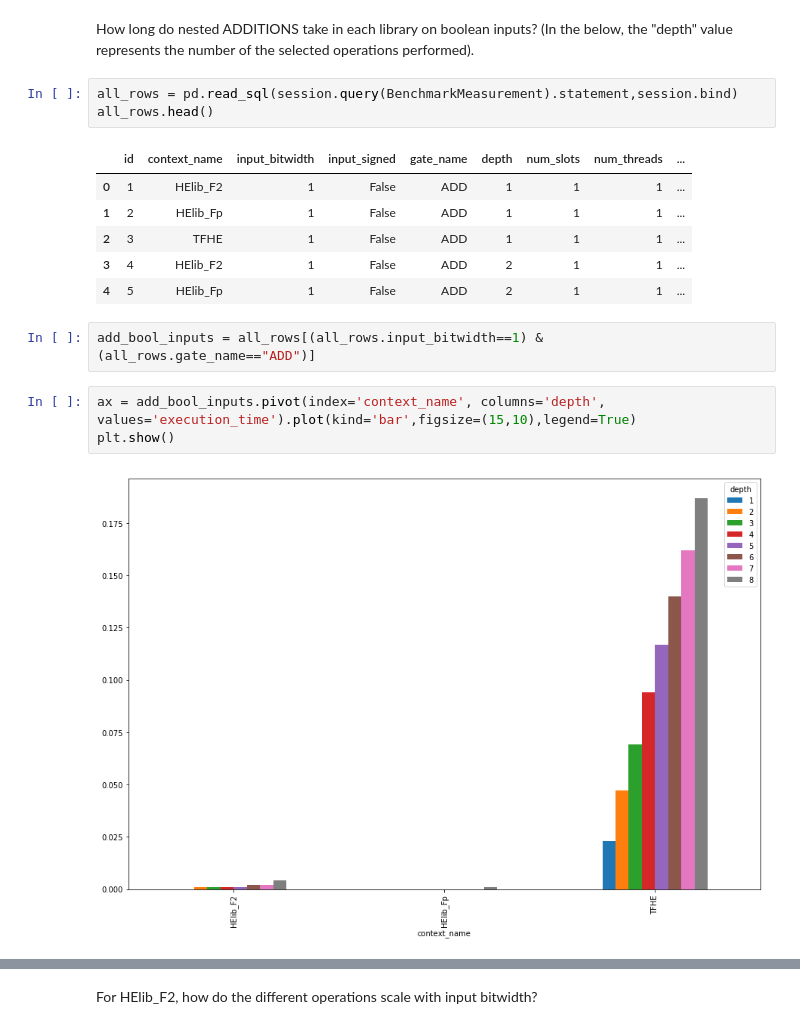
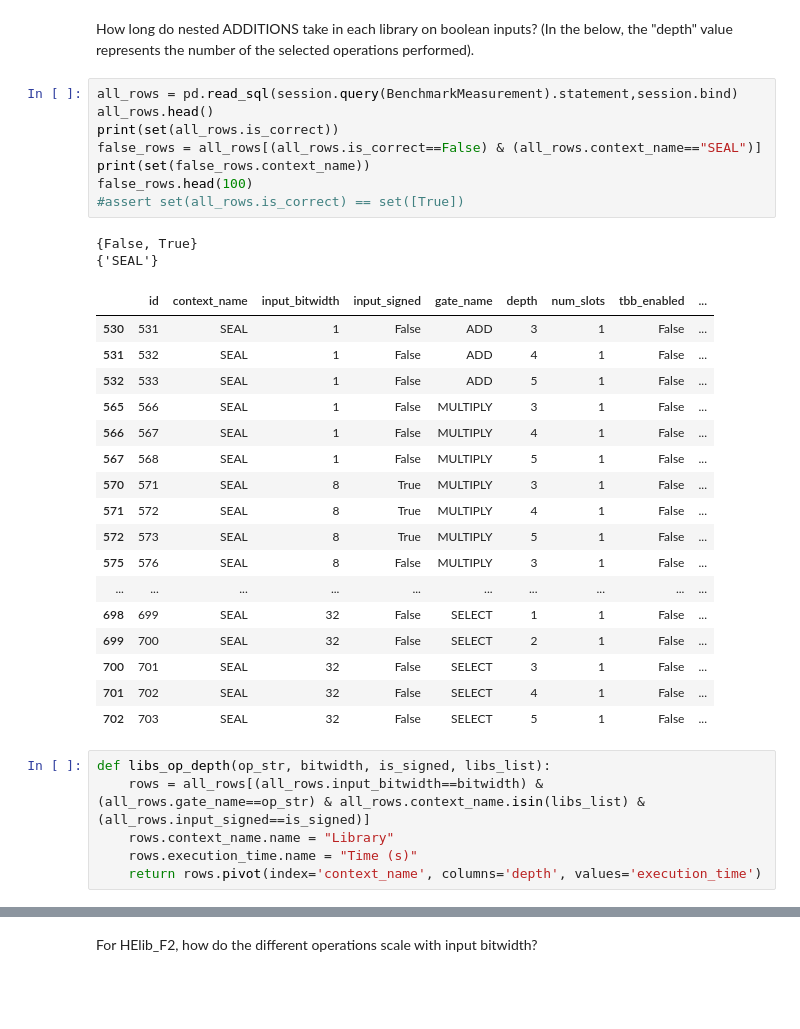
Before and after one commit to alan-turing-institute/SHEEP, a Jupyter notebook: Low-level-benchmarks.ipynb, the cells around one changed output, grey strips where cells are left out. Saved outputs shown, nothing was run; the diff lists cells and outputs as text; blank space fills up the shorter version.

Commit message:
Group plots and gather incorrect benchmarks

```diff
--- a/Low-level-benchmarks.ipynb
+++ b/Low-level-benchmarks.ipynb
@@ -21,17 +21,34 @@ How long do nested ADDITIONS take in each library on boolean inputs? (In the bel
 # %%
 all_rows = pd.read_sql(session.query(BenchmarkMeasurement).statement,session.bind)
 all_rows.head()
+print(set(all_rows.is_correct))
+false_rows = all_rows[(all_rows.is_correct==False) & (all_rows.context_name=="SEAL")]
+print(set(false_rows.context_name))
+false_rows.head(100)
+#assert set(all_rows.is_correct) == set([True])
 # %% [output]
+{False, True}
+{'SEAL'}
-|  | id | context_name | input_bitwidth | input_signed | gate_name | depth | num_slots | num_threads | ... |
-| 0 | 1 | HElib_F2 | 1 | False | ADD | 1 | 1 | 1 | ... |
-| 1 | 2 | HElib_Fp | 1 | False | ADD | 1 | 1 | 1 | ... |
-| 2 | 3 | TFHE | 1 | False | ADD | 1 | 1 | 1 | ... |
-| 3 | 4 | HElib_F2 | 1 | False | ADD | 2 | 1 | 1 | ... |
-| 4 | 5 | HElib_Fp | 1 | False | ADD | 2 | 1 | 1 | ... |
+|  | id | context_name | input_bitwidth | input_signed | gate_name | depth | num_slots | tbb_enabled | ... |
+| 530 | 531 | SEAL | 1 | False | ADD | 3 | 1 | False | ... |
+| 531 | 532 | SEAL | 1 | False | ADD | 4 | 1 | False | ... |
+| 532 | 533 | SEAL | 1 | False | ADD | 5 | 1 | False | ... |
+| 565 | 566 | SEAL | 1 | False | MULTIPLY | 3 | 1 | False | ... |
+| 566 | 567 | SEAL | 1 | False | MULTIPLY | 4 | 1 | False | ... |
+| 567 | 568 | SEAL | 1 | False | MULTIPLY | 5 | 1 | False | ... |
+| 570 | 571 | SEAL | 8 | True | MULTIPLY | 3 | 1 | False | ... |
+| 571 | 572 | SEAL | 8 | True | MULTIPLY | 4 | 1 | False | ... |
+| 572 | 573 | SEAL | 8 | True | MULTIPLY | 5 | 1 | False | ... |
+| 575 | 576 | SEAL | 8 | False | MULTIPLY | 3 | 1 | False | ... |
+| ... | ... | ... | ... | ... | ... | ... | ... | ... | ... |
+| 698 | 699 | SEAL | 32 | False | SELECT | 1 | 1 | False | ... |
+| 699 | 700 | SEAL | 32 | False | SELECT | 2 | 1 | False | ... |
+| 700 | 701 | SEAL | 32 | False | SELECT | 3 | 1 | False | ... |
+| 701 | 702 | SEAL | 32 | False | SELECT | 4 | 1 | False | ... |
+| 702 | 703 | SEAL | 32 | False | SELECT | 5 | 1 | False | ... |
-# %%
-add_bool_inputs = all_rows[(all_rows.input_bitwidth==1) & (all_rows.gate_name=="ADD")]
-# %%
-ax = add_bool_inputs.pivot(index='context_name', columns='depth', values='execution_time').plot(kind='bar',figsize=(15,10),legend=True)
-plt.show()
-# %% [output]
-[figure, removed]
+# %%
+def libs_op_depth(op_str, bitwidth, is_signed, libs_list):
+    rows = all_rows[(all_rows.input_bitwidth==bitwidth) & (all_rows.gate_name==op_str) & all_rows.context_name.isin(libs_list) & (all_rows.input_signed==is_signed)]
+    rows.context_name.name = "Library"
+    rows.execution_time.name = "Time (s)"
+    return rows.pivot(index='context_name', columns='depth', values='execution_time')
```
Also changed, not shown: parts of 1 cell of this notebook.
